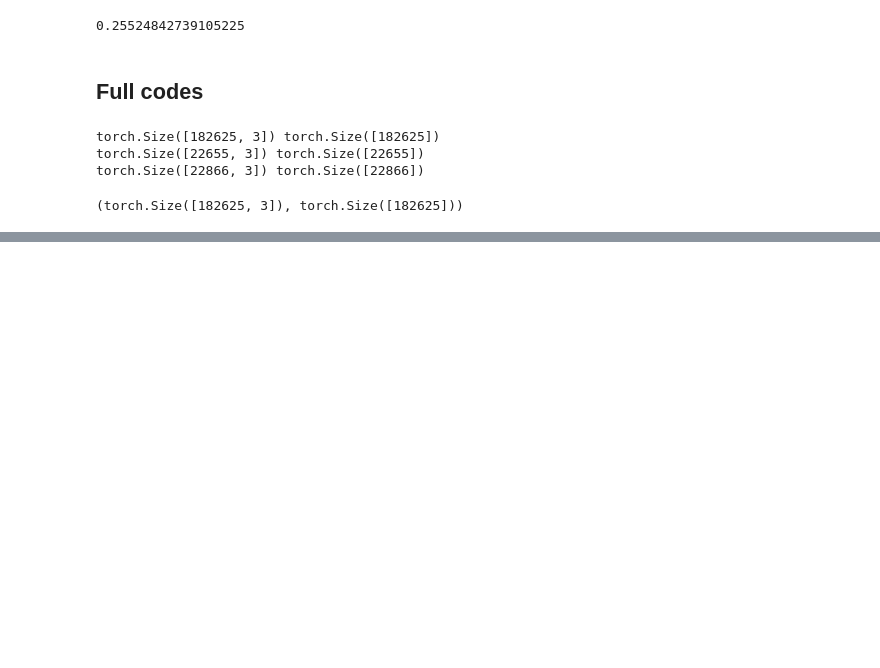
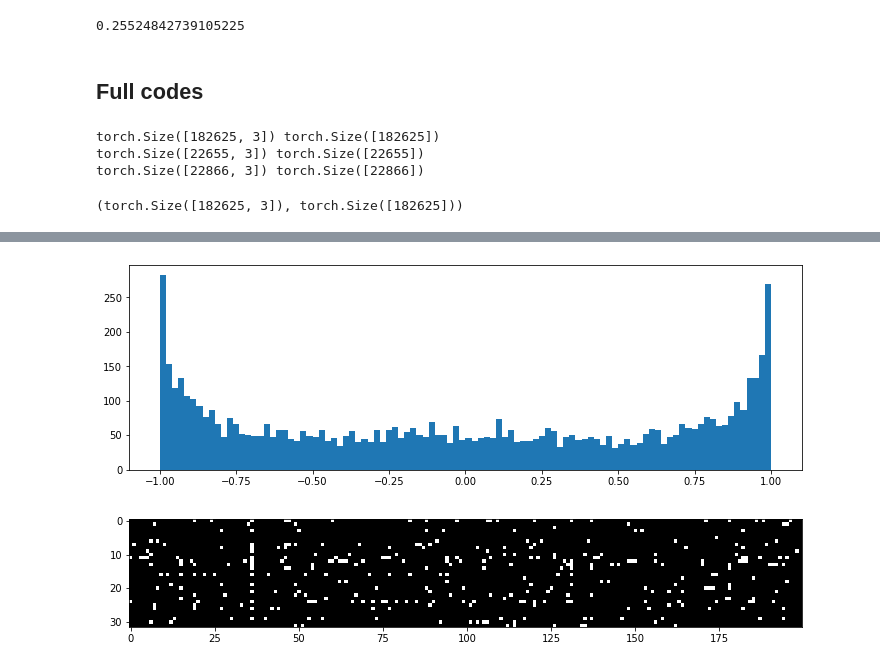
Before and after one commit to tungika91/makemore, a Jupyter notebook: makemore_MLP.ipynb, the cells around one changed output, grey strips where cells are left out. Cells and saved outputs as stored; diff of their text form; code cells hidden in the pictures; blank space fills up the shorter version.

Commit message:
add batchNorm layer & pytorch-ify codes

```diff
--- a/makemore_MLP.ipynb
+++ b/makemore_MLP.ipynb
@@ -315,11 +344,26 @@ Xtr.shape, Ytr.shape
 # %%
-# Build the neuron layers
+BLOCK_SIZE = 3 # context length: how many chars do we take to predict the next one
+FEATURES = 10
+NUM_NEURONS_W1 = 200 # number of neurons in hidden layer
+vocab_size = 27
+
 g = torch.Generator().manual_seed(2147483647) # for reproducibility
-C = torch.randn((27,2), generator=g) # embedding
-W1 = torch.randn((6, 100)) # weights with no. of inputs = 2 features embedded * 3 input characters = 6; 100 neurons
-b1 = torch.randn(100) # biases
-W2 = torch.randn((100, 27)) # input of 100 to match with output from hidden layer, output of 27 for 27 possible characters,
-b2 = torch.randn(27) # biases
-parameters = [C, W1, b1, W2, b2]
-sum(p.nelement() for p in parameters) # no. of parameters in total
+C = torch.randn((vocab_size,FEATURES),                      generator=g)        # features vector for 27 chars, each char has 10 features
+W1 = torch.randn((BLOCK_SIZE*FEATURES, NUM_NEURONS_W1),     generator=g) * (5/3)/((BLOCK_SIZE*FEATURES)**0.5)  # weights with no. of inputs = 2 features embedded * 3 input characters = 6; 100 neurons
+# b1 = torch.randn(NUM_NEURONS_W1,                            generator=g) * 0    # biases
+W2 = torch.randn((NUM_NEURONS_W1, vocab_size),              generator=g) * 0.01 # input of 100 to match with output from hidden layer, output of 27 for 27 possible characters,
+b2 = torch.randn(vocab_size,                                generator=g) * 0    # biases
+
+# BatchNorm parameters
+bngain = torch.ones((1, NUM_NEURONS_W1))                                        # batch normalization gain
+bnbias = torch.zeros((1, NUM_NEURONS_W1))                                       # batch normalization bias
+bnmean_running = torch.zeros((1, NUM_NEURONS_W1))
+bnstd_running = torch.ones((1, NUM_NEURONS_W1))
+
+parameters = [C, W1, W2, b2, bngain, bnbias]
+print(sum(p.nelement() for p in parameters)) # no. of parameters in total
+
+# Set grad for parameters
+for p in parameters:
+    p.requires_grad = True
 # %% [output]
@@ -331,3 +387,4 @@ for p in parameters:
 # %%
-lre = torch.linspace(-3,0,1000) # exponent
-lr = 10**lre # learning rate varies between 0.001 and 1
+# lre = torch.linspace(-3,0,1000) # exponent
+# lr = 10**lre # learning rate varies between 0.001 and 1
+# lri = []
@@ -361,0 +468,11 @@ print(loss.item())
+# %%
+fig, ax = plt.subplots(2,1, figsize=(10,6))
+ax[0].hist(h.view(-1).tolist(),100); # example of fewer values at extreme -1 and 1
+ax[1].imshow(h.abs()>0.99, cmap='gray', interpolation='nearest') # white = True, black = False
+
+# if there is a column of full white --> dead neuron as it is not activated
+# tanh = -1 or 1 --> .backward() = (1-t**2) = 0 --> backward propagation is destroyed --> the neuron never learns
+
+fig.tight_layout()
+# %% [output]
+[figure, added]
```
Also changed, not shown: parts of 52 cells of this notebook, 1 other file.
